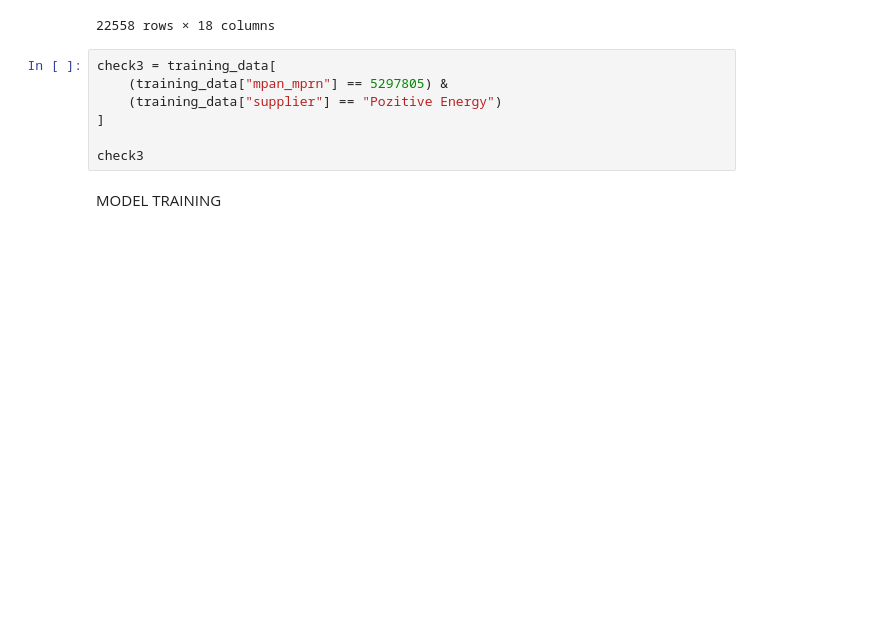
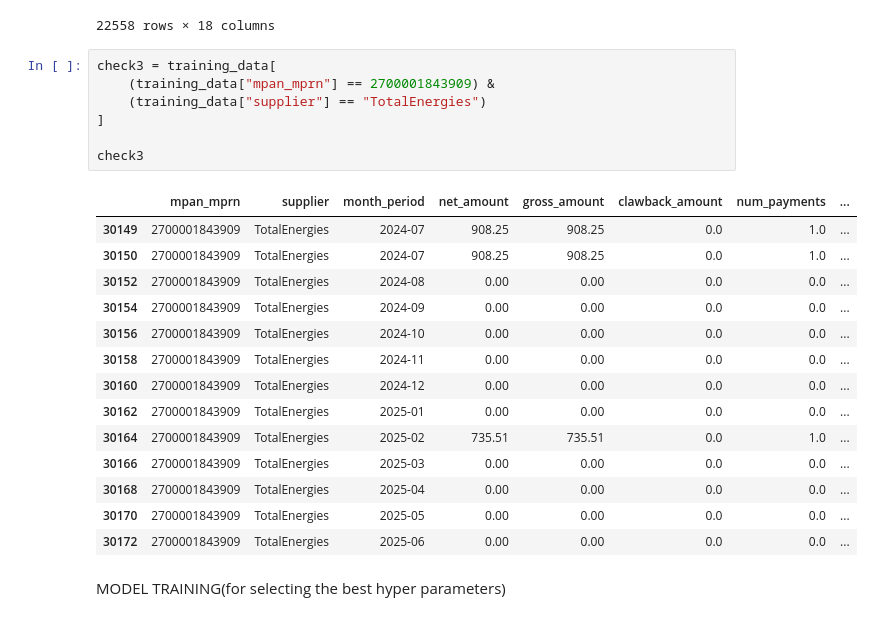
Before and after one commit to ijaycyndy/Data-Cleaning-Using-SQL, a Jupyter notebook: Pozitive_Forecast.ipynb, the cells around one changed output. Cells and saved outputs as stored; diff of their text form; blank space fills up the shorter version.

```diff
--- a/Pozitive_Forecast.ipynb
+++ b/Pozitive_Forecast.ipynb
@@ -304,10 +304,28 @@ training_data
 22558 rows × 18 columns
 # %%
 check3 = training_data[
-    (training_data["mpan_mprn"] == 5297805) &
-    (training_data["supplier"] == "Pozitive Energy")
+    (training_data["mpan_mprn"] == 2700001843909) &
+    (training_data["supplier"] == "TotalEnergies")
 ]
 
 check3
+# %% [output]
+|  | mpan_mprn | supplier | month_period | net_amount | gross_amount | clawback_amount | num_payments | ... |
+| 30149 | 2700001843909 | TotalEnergies | 2024-07 | 908.25 | 908.25 | 0.0 | 1.0 | ... |
+| 30150 | 2700001843909 | TotalEnergies | 2024-07 | 908.25 | 908.25 | 0.0 | 1.0 | ... |
+| 30152 | 2700001843909 | TotalEnergies | 2024-08 | 0.00 | 0.00 | 0.0 | 0.0 | ... |
+| 30154 | 2700001843909 | TotalEnergies | 2024-09 | 0.00 | 0.00 | 0.0 | 0.0 | ... |
+| 30156 | 2700001843909 | TotalEnergies | 2024-10 | 0.00 | 0.00 | 0.0 | 0.0 | ... |
+| 30158 | 2700001843909 | TotalEnergies | 2024-11 | 0.00 | 0.00 | 0.0 | 0.0 | ... |
+| 30160 | 2700001843909 | TotalEnergies | 2024-12 | 0.00 | 0.00 | 0.0 | 0.0 | ... |
+| 30162 | 2700001843909 | TotalEnergies | 2025-01 | 0.00 | 0.00 | 0.0 | 0.0 | ... |
+| 30164 | 2700001843909 | TotalEnergies | 2025-02 | 735.51 | 735.51 | 0.0 | 1.0 | ... |
+| 30166 | 2700001843909 | TotalEnergies | 2025-03 | 0.00 | 0.00 | 0.0 | 0.0 | ... |
+| 30168 | 2700001843909 | TotalEnergies | 2025-04 | 0.00 | 0.00 | 0.0 | 0.0 | ... |
+| 30170 | 2700001843909 | TotalEnergies | 2025-05 | 0.00 | 0.00 | 0.0 | 0.0 | ... |
+| 30172 | 2700001843909 | TotalEnergies | 2025-06 | 0.00 | 0.00 | 0.0 | 0.0 | ... |
-# %% [markdown]
-MODEL TRAINING
+# %% [markdown]
+
+
+
+MODEL TRAINING(for selecting the best hyper parameters)
```
Also changed, not shown: parts of 14 cells of this notebook.
